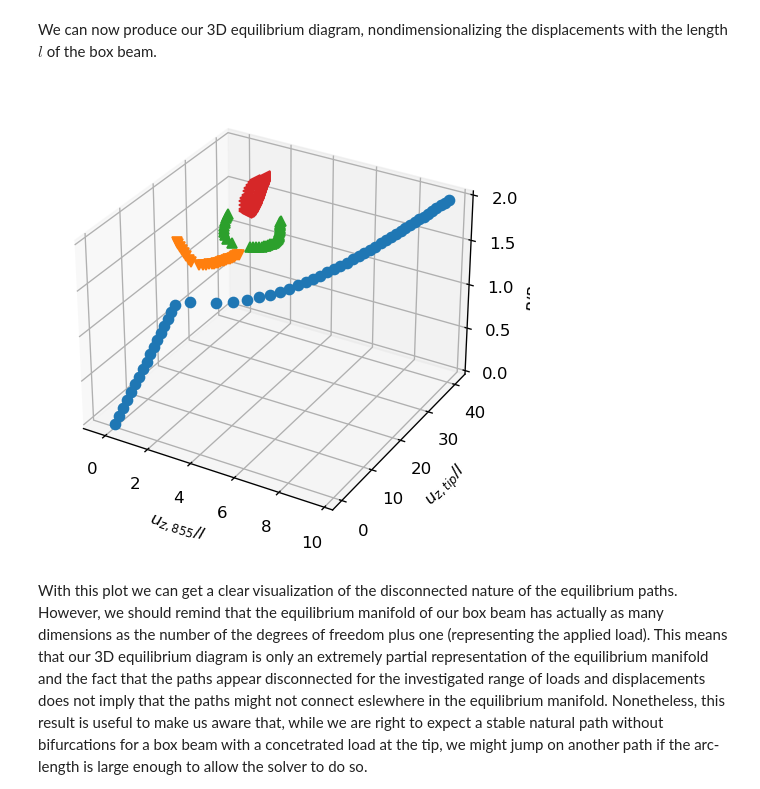
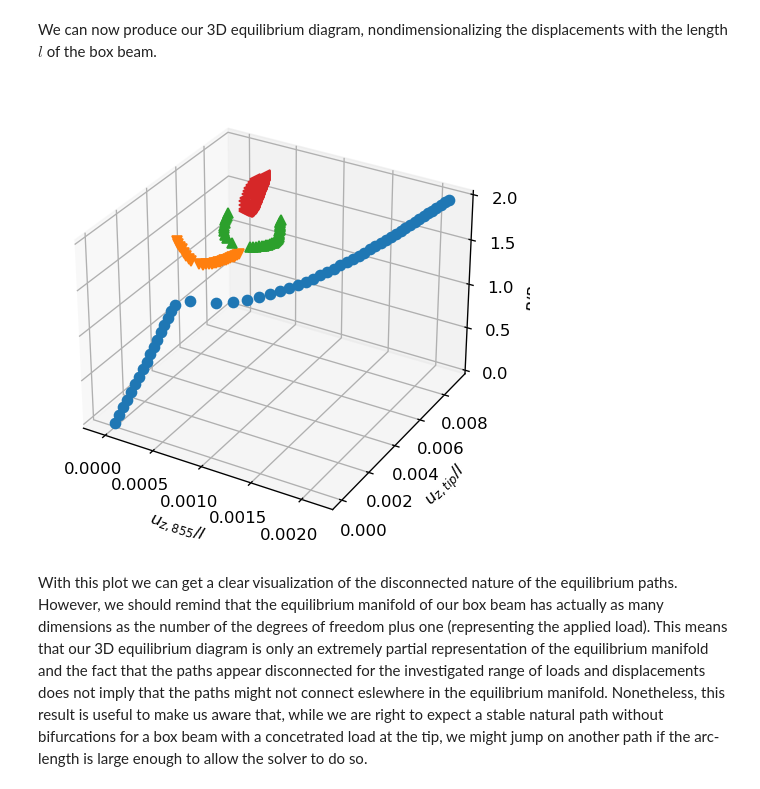
Before and after one commit to fmamitrotta/nonlinear-structural-stability-notebooks, a Jupyter notebook: notebooks/15_Investigation_of_the_Equilibrium_Paths_of_the_Box_Beam_Reinforced_with_Ribs.ipynb, the cells around one changed output. Saved outputs shown, nothing was run; the diff lists cells and outputs as text; code cells hidden in the pictures.

Commit message:
Corrected wrong scale in 3d equilibrium diagrams of notebooks 14 and 15

```diff
--- a/notebooks/15_Investigation_of_the_Equilibrium_Paths_of_the_Box_Beam_Reinforced_with_Ribs.ipynb
+++ b/notebooks/15_Investigation_of_the_Equilibrium_Paths_of_the_Box_Beam_Reinforced_with_Ribs.ipynb
@@ -502,32 +502,33 @@ We can now produce our 3D equilibrium diagram, nondimensionalizing the displacem
 # %%
 # Create figure with three-dimensional axes
 plt.figure()
 ax_3d = plt.axes(projection='3d')
 
 # Plot applied load against tip and local displacements
-local_displacements = {0: local_displacements_natural_path[second_subcase_id][:, component_index],
-                       1: local_displacements_1_4Psol105_epsp1em1[second_subcase_id][:, component_index],
-                       2: local_displacements_1_7Psol105_epsp1em1[second_subcase_id][:, component_index],
-                       3: local_displacements_2Psol105_epsp1em1[second_subcase_id][:, component_index]}
-tip_displacements = {0: tip_displacements_2Psol105_epsp1em3[second_subcase_id][:, component_index],
-                     1: tip_displacements_1_4Psol105_epsp1em1[second_subcase_id][:, component_index],
-                     2: tip_displacements_1_7Psol105_epsp1em1[second_subcase_id][:, component_index],
-                     3: tip_displacements_2Psol105_epsp1em1[second_subcase_id][:, component_index]}
-applied_loads = {0: applied_loads_2Psol105_epsp1em3[second_subcase_id][:, component_index]/sol_105_buckling_load,
-                 1: applied_loads_1_4Psol105_epsp1em1[second_subcase_id][:, component_index]/sol_105_buckling_load,
-                 2: applied_loads_1_7Psol105_epsp1em1[second_subcase_id][:, component_index]/sol_105_buckling_load,
-                 3: applied_loads_2Psol105_epsp1em1[second_subcase_id][:, component_index]/sol_105_buckling_load}
-for key in local_displacements:
-    ax_3d.plot3D(local_displacements[key], tip_displacements[key], applied_loads[key], markers[key], color=colors[key])
+nondimensional_local_displacements = {0: local_displacements_natural_path[second_subcase_id][:, component_index]/l,
+                                      1: local_displacements_1_4Psol105_epsp1em1[second_subcase_id][:, component_index]/l,
+                                      2: local_displacements_1_7Psol105_epsp1em1[second_subcase_id][:, component_index]/l,
+                                      3: local_displacements_2Psol105_epsp1em1[second_subcase_id][:, component_index]/l}
+nondimensional_tip_displacements = {0: tip_displacements_2Psol105_epsp1em3[second_subcase_id][:, component_index]/l,
+                                    1: tip_displacements_1_4Psol105_epsp1em1[second_subcase_id][:, component_index]/l,
+                                    2: tip_displacements_1_7Psol105_epsp1em1[second_subcase_id][:, component_index]/l,
+                                    3: tip_displacements_2Psol105_epsp1em1[second_subcase_id][:, component_index]/l}
+nondimensional_applied_loads = {0: applied_loads_2Psol105_epsp1em3[second_subcase_id][:, component_index]/sol_105_buckling_load,
+                                1: applied_loads_1_4Psol105_epsp1em1[second_subcase_id][:, component_index]/sol_105_buckling_load,
+                                2: applied_loads_1_7Psol105_epsp1em1[second_subcase_id][:, component_index]/sol_105_buckling_load,
+                                3: applied_loads_2Psol105_epsp1em1[second_subcase_id][:, component_index]/sol_105_buckling_load}
+for key in nondimensional_local_displacements:
+    ax_3d.plot3D(nondimensional_local_displacements[key], nondimensional_tip_displacements[key], nondimensional_applied_loads[key],
+                 markers[key], color=colors[key])
 
 # Set plot appearance
 ax_3d.set_xlabel(f'$u_{{z, {max_displacement_node_id:d}}}/l$')
 ax_3d.set_ylabel('$u_{z, tip}/l$')
 ax_3d.set_zlabel('$P/P_\mathrm{SOL\/105}$')
 ax_3d.grid(visible=True)
 plt.show()
 # %% [output]
-[figure, old version]
+[figure, new version]
 # %% [markdown]
 With this plot we can get a clear visualization of the disconnected nature of the equilibrium paths. However, we should remind that the equilibrium manifold of our box beam has actually as many dimensions as the number of the degrees of freedom plus one (representing the applied load). This means that our 3D equilibrium diagram is only an extremely partial representation of the equilibrium manifold and the fact that the paths appear disconnected for the investigated range of loads and displacements does not imply that the paths might not connect eslewhere in the equilibrium manifold. Nonetheless, this result is useful to make us aware that, while we are right to expect a stable natural path without bifurcations for a box beam with a concetrated load at the tip, we might jump on another path if the arc-length is large enough to allow the solver to do so.
 
```
Also changed, not shown: parts of 4 cells of this notebook, 1 other file.
